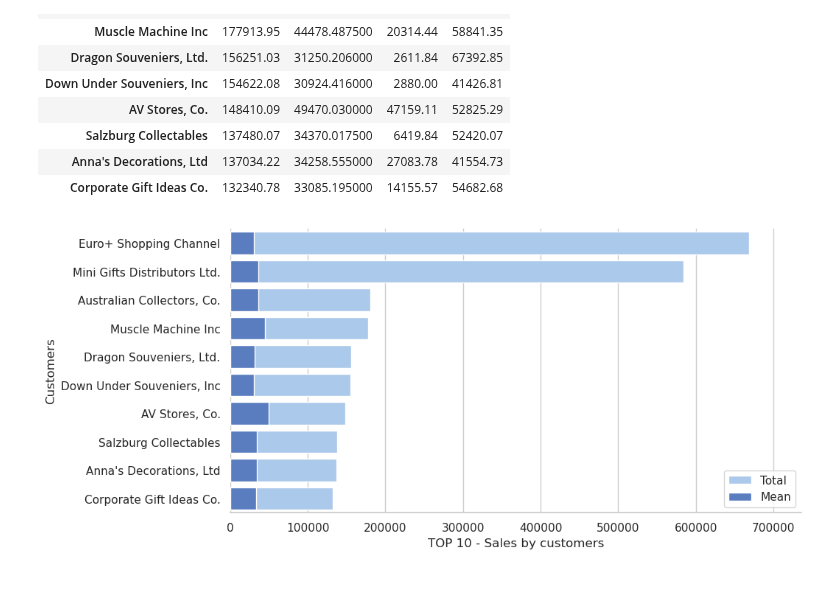
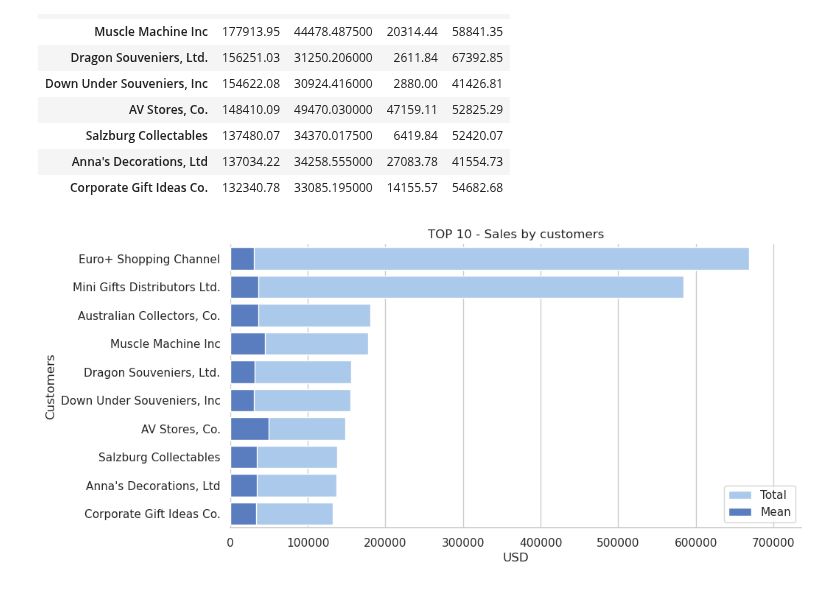
Before and after one commit to pveinberg/Curso_DataScience_Minsait, a Jupyter notebook: Notebooks/Aula01/Pandas_Sql.ipynb, the cells around one changed output. Drawn from its saved outputs; the diff is of its cells as text; code cells hidden in the pictures.

Commit message:
Update chart

```diff
--- a/Notebooks/Aula01/Pandas_Sql.ipynb
+++ b/Notebooks/Aula01/Pandas_Sql.ipynb
@@ -283,26 +283,27 @@ result_temp.reset_index(inplace=True)
 # %%
 
 # Initialize the matplotlib figure
 f, ax = plt.subplots(figsize=(10, 5))
+ax.set_title('TOP 10 - Sales by customers')
 
 # Plot the total sales
 sns.set_color_codes("pastel")
 sns.barplot(x="sum", y="customer_name", data=result_temp,
             label="Total", color="b")
 
 # Plot the mean sales
 sns.set_color_codes("muted")
 sns.barplot(x="mean", y="customer_name", data=result_temp,
             label="Mean", color="b")
 
 # Add a legend and informative axis label
 ax.legend(ncol=1, loc="lower right", frameon=True)
 ax.set(xlim=(0, int(result_temp['sum'].max()*1.1)), ylabel="Customers",
-       xlabel="TOP 10 - Sales by customers")
+       xlabel="USD")
 sns.despine(left=True, bottom=False)
 plt.show()
 # %% [output]
-[figure, old version]
+[figure, new version]
 # %%
 # normalizar valores
 
```
Also changed, not shown: parts of 1 cell of this notebook.
